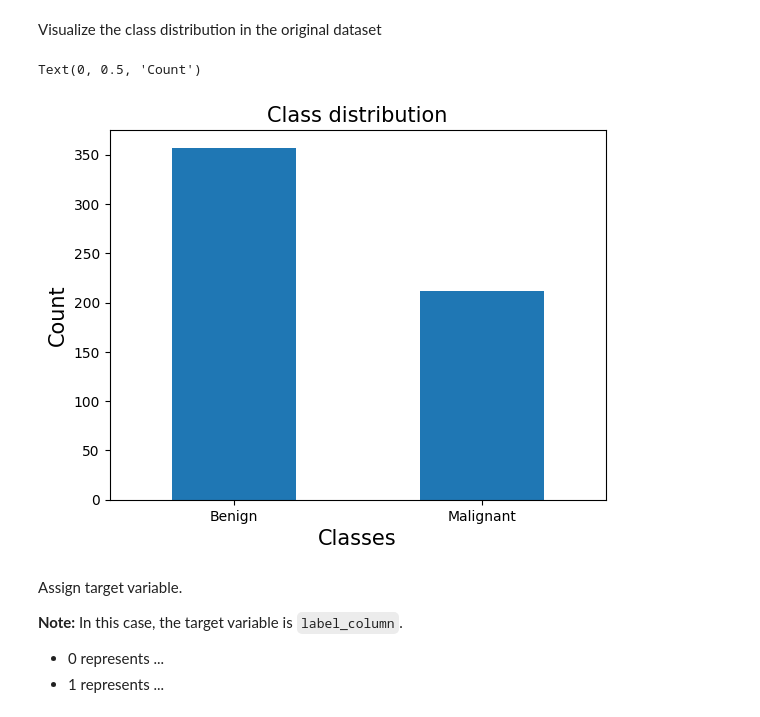
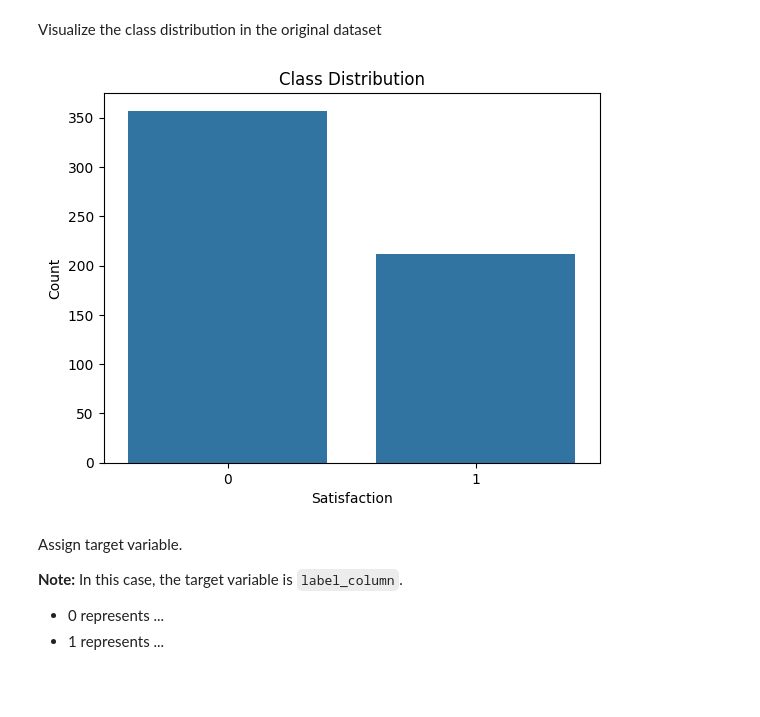
Before and after one commit to duyphuc0701/Project2-AI-Decision-Tree, a Jupyter notebook: breast_cancer/breast_cancer.ipynb, the cells around one changed output. Saved outputs shown, nothing was run; the diff lists cells and outputs as text; code cells hidden in the pictures; blank space fills up the shorter version.

```diff
--- a/breast_cancer/breast_cancer.ipynb
+++ b/breast_cancer/breast_cancer.ipynb
@@ -140,15 +140,14 @@ data["diagnosis"] = data["diagnosis"].map({"B": 0, "M": 1})
 ### **2.1. Preparing training and test datasets**
 # %% [markdown]
 Visualize the class distribution in the original dataset
-# %%
-data["diagnosis"].value_counts(sort=True).plot(kind='bar')
-plt.title('Class distribution', fontsize = 15)
-plt.xlabel('Classes', fontsize = 15)
-plt.xticks(ticks=[0, 1], labels=["Benign", "Malignant"], rotation=360)
-plt.ylabel('Count', fontsize = 15)
-# %% [output]
-Text(0, 0.5, 'Count')
-[figure, removed]
+# %%
+sns.countplot(data=data, x='diagnosis')
+plt.title('Class Distribution')
+plt.xlabel('Satisfaction')
+plt.ylabel('Count')
+plt.show()
+# %% [output]
+[figure, added]
 # %% [markdown]
 Assign target variable.
 
```
Also changed, not shown: parts of 5 cells of this notebook, 2 other files.
